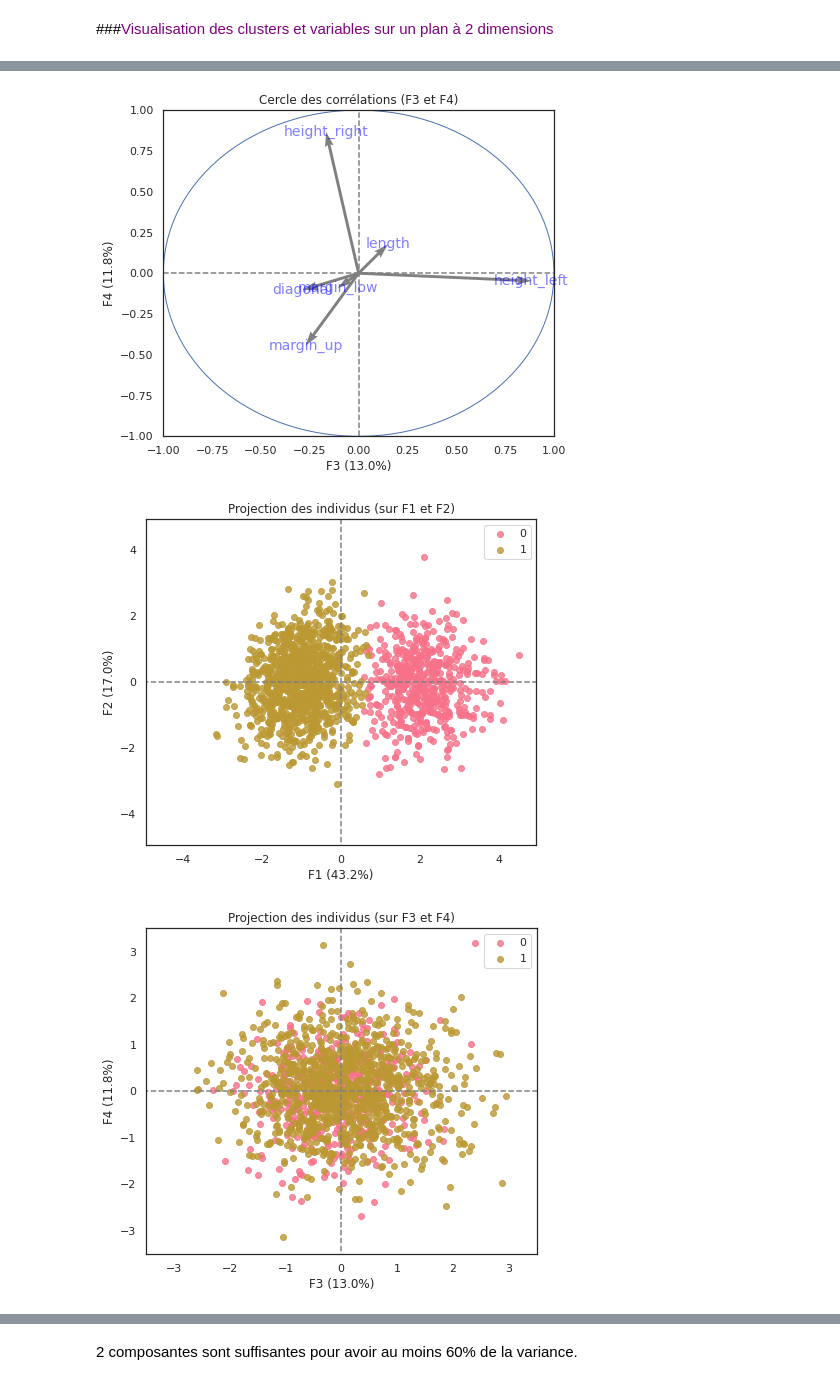
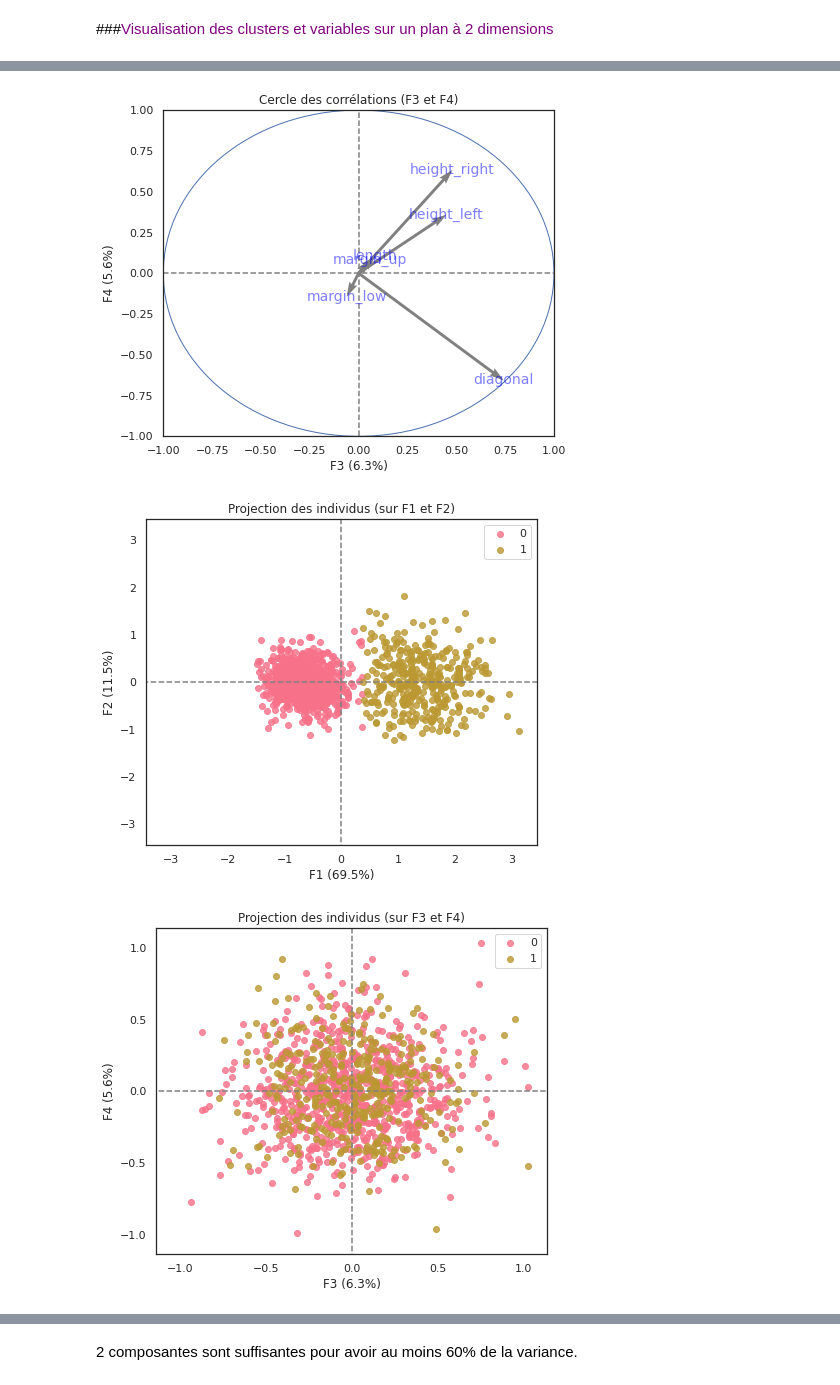
Before and after one commit to Randasabag/Detectez-des-faux-billets-avec-R-ou-Python, a Jupyter notebook: P10.ipynb, the cells around one changed output, grey strips where cells are left out. Cells and saved outputs as stored; diff of their text form; code cells hidden in the pictures.

```diff
--- a/P10.ipynb
+++ b/P10.ipynb
@@ -1116,7 +1131,7 @@ params = { 'C' : np.logspace(-3, 3, 7),
            'solver' : ['newton-cg', 'lbfgs', 'liblinear']}
 # %%
 from sklearn.model_selection import GridSearchCV
-grid = GridSearchCV(estimator, params, cv=10, n_jobs=-1,
+grid = GridSearchCV(logregop, params, cv=10, n_jobs=-1,
                     return_train_score=True, verbose=1)
 
 grid.fit(X_train,y_train)
@@ -1173,9 +1205,9 @@ estimator
 # %% [output]
 LogisticRegression(C=1000, solver='newton-cg')
 # %%
-estimator = LogisticRegression(**best_params)
-estimator.fit(X_train, y_train)
-y_pred = estimator.predict(X_test)
+logregop = LogisticRegression(**best_params)
+logregop.fit(X_train, y_train)
+y_pred = logregop.predict(X_test)
 y_pred
 # %% [output]
 array([1, 1, 0, 0, 0, 0, 1, 0, 1, 0, 0, 1, 0, 1, 0, 1, 1, 0, 0, 0, 1, 1,
@@ -1331,7 +1397,7 @@ Pas d'indication particulière sur le nombre de clusters à choisir
 from sklearn.cluster import KMeans
 
 #Création du modèle k-means
-estimator = KMeans(n_clusters=2, n_init=20, init='k-means++', random_state=42)
+kmeans = KMeans(n_clusters=2, n_init=20, init='k-means++', random_state=42)
 # %%
 from sklearn.model_selection import cross_val_score
 from sklearn.metrics import make_scorer, r2_score
@@ -1345,10 +1411,10 @@ Le score obtenu pour chacun des 5 fold créé est :  [0.         0.00333333 0.00
 Cela fait une moyenne de :  0.015333333333333332
 Et un écart-type de  :  0.016138291249213607
 # %%
-estimator.fit(X_train,y_train)
+kmeans.fit(X_train,y_train)
 
 #Détermine à quel cluster appartient chaque point (kmeans.labels_)
-y_pred =  estimator.predict(X_test)
+y_pred =  kmeans.predict(X_test)
 y_pred
 # %% [output]
 array([1, 1, 0, 0, 0, 0, 1, 0, 1, 0, 0, 1, 0, 1, 0, 1, 1, 0, 0, 0, 1, 1,
@@ -1490,7 +1530,7 @@ n_comp=4
 
 # Création du PCA pour réduire les données à 2 dimensions pour la visualisation
 pca = PCA(n_components=n_comp)
-pca.fit(X_scaled)
+pca.fit(X_train)
 
 # Cercle des corrélations
 from functions import display_circles
@@ -1498,11 +1538,11 @@ pcs = pca.components_
 display_circles(pcs, n_comp, pca, [(0,1),(2,3)], labels = np.array(df_billets_final[variables].columns))
 
 # Projection des individus (nouvel espace vectoriel)
-X_projected = pca.transform(X_scaled)
+X_projected = pca.transform(X_train)
 
 # Affiche un scatter plot des points des data dans le nouvel espace vectoriel
 from functions import display_factorial_planes
-display_factorial_planes(X_projected, n_comp, pca, [(0,1),(2,3)], labels=None, illustrative_var = clusters, alpha = 0.8)
+display_factorial_planes(X_projected, n_comp, pca, [(0,1),(2,3)], labels=None, illustrative_var = kmeans.labels_, alpha = 0.8)
 
 # Eboulis des valeurs propres
 from functions import display_scree_plot
@@ -1515,3 +1555,3 @@ plt.show()
-[figure, old version]
+[figure, new version]
-[figure, old version]
+[figure, new version]
-[figure, old version]
+[figure, new version]
```
Also changed, not shown: parts of 33 cells of this notebook.
